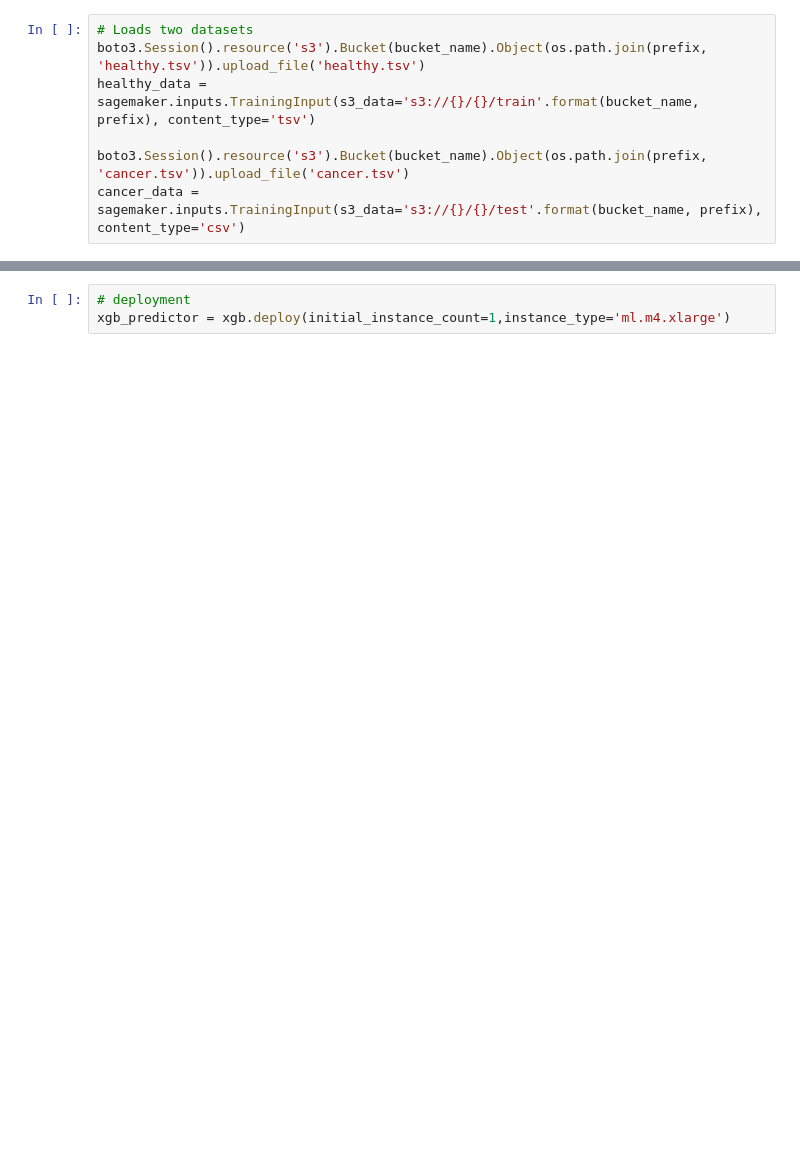
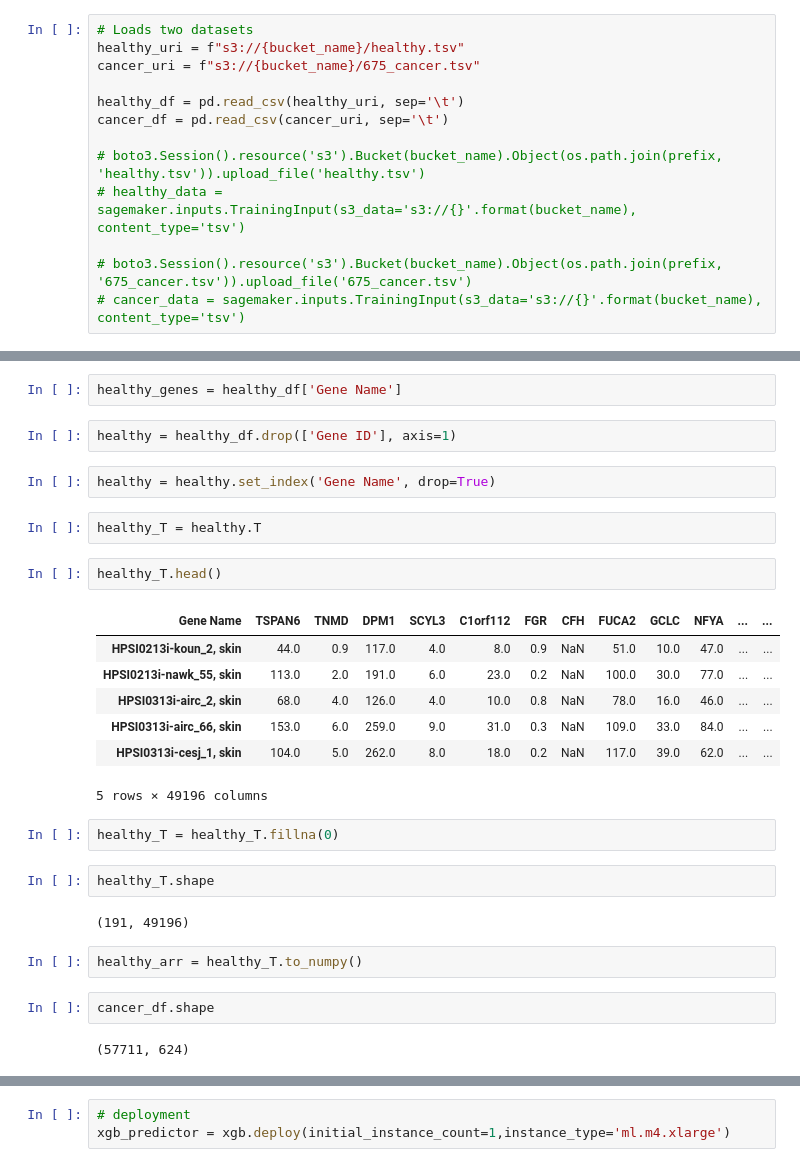
Before and after one commit to cs205-genie3-parallel/genie3-parallel, a Jupyter notebook: 205-project.ipynb, the cells around one changed output, grey strips where cells are left out. Cells and saved outputs as stored; diff of their text form; blank space fills up the shorter version.

Commit message:
from sagemaker

```diff
--- a/205-project.ipynb
+++ b/205-project.ipynb
@@ -29,7 +29,13 @@ Invalid type for parameter CreateBucketConfiguration.LocationConstraint, value:
 # %%
 # Loads two datasets
-boto3.Session().resource('s3').Bucket(bucket_name).Object(os.path.join(prefix, 'healthy.tsv')).upload_file('healthy.tsv')
-healthy_data = sagemaker.inputs.TrainingInput(s3_data='s3://{}/{}/train'.format(bucket_name, prefix), content_type='tsv')
+healthy_uri = f"s3://{bucket_name}/healthy.tsv"
+cancer_uri = f"s3://{bucket_name}/675_cancer.tsv"
 
-boto3.Session().resource('s3').Bucket(bucket_name).Object(os.path.join(prefix, 'cancer.tsv')).upload_file('cancer.tsv')
-cancer_data = sagemaker.inputs.TrainingInput(s3_data='s3://{}/{}/test'.format(bucket_name, prefix), content_type='csv')
+healthy_df = pd.read_csv(healthy_uri, sep='\t')
+cancer_df = pd.read_csv(cancer_uri, sep='\t')
+
+# boto3.Session().resource('s3').Bucket(bucket_name).Object(os.path.join(prefix, 'healthy.tsv')).upload_file('healthy.tsv')
+# healthy_data = sagemaker.inputs.TrainingInput(s3_data='s3://{}'.format(bucket_name), content_type='tsv')
+
+# boto3.Session().resource('s3').Bucket(bucket_name).Object(os.path.join(prefix, '675_cancer.tsv')).upload_file('675_cancer.tsv')
+# cancer_data = sagemaker.inputs.TrainingInput(s3_data='s3://{}'.format(bucket_name), content_type='tsv')
@@ -49,0 +58,30 @@ get_link_list(VIM, gene_names=gene_names,file_name='output_ranking.txt')
+# %%
+healthy_genes = healthy_df['Gene Name']
+# %%
+healthy = healthy_df.drop(['Gene ID'], axis=1)
+# %%
+healthy = healthy.set_index('Gene Name', drop=True)
+# %%
+healthy_T = healthy.T
+# %%
+healthy_T.head()
+# %% [output]
+| Gene Name | TSPAN6 | TNMD | DPM1 | SCYL3 | C1orf112 | FGR | CFH | FUCA2 | GCLC | NFYA | ... | ... |
+| HPSI0213i-koun_2, skin | 44.0 | 0.9 | 117.0 | 4.0 | 8.0 | 0.9 | NaN | 51.0 | 10.0 | 47.0 | ... | ... |
+| HPSI0213i-nawk_55, skin | 113.0 | 2.0 | 191.0 | 6.0 | 23.0 | 0.2 | NaN | 100.0 | 30.0 | 77.0 | ... | ... |
+| HPSI0313i-airc_2, skin | 68.0 | 4.0 | 126.0 | 4.0 | 10.0 | 0.8 | NaN | 78.0 | 16.0 | 46.0 | ... | ... |
+| HPSI0313i-airc_66, skin | 153.0 | 6.0 | 259.0 | 9.0 | 31.0 | 0.3 | NaN | 109.0 | 33.0 | 84.0 | ... | ... |
+| HPSI0313i-cesj_1, skin | 104.0 | 5.0 | 262.0 | 8.0 | 18.0 | 0.2 | NaN | 117.0 | 39.0 | 62.0 | ... | ... |
+5 rows × 49196 columns
+# %%
+healthy_T = healthy_T.fillna(0)
+# %%
+healthy_T.shape
+# %% [output]
+(191, 49196)
+# %%
+healthy_arr = healthy_T.to_numpy()
+# %%
+cancer_df.shape
+# %% [output]
+(57711, 624)
```
Also changed, not shown: parts of 14 cells of this notebook.
